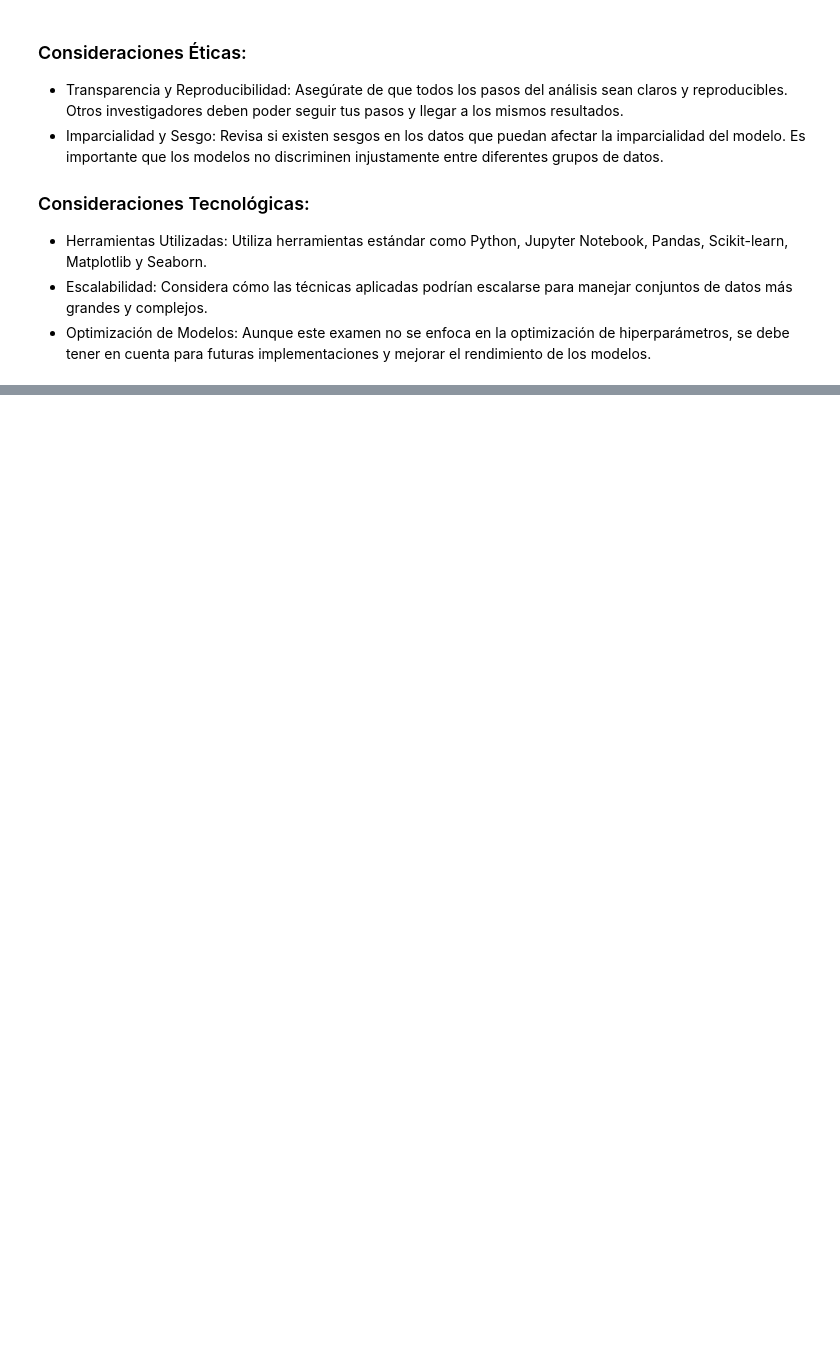
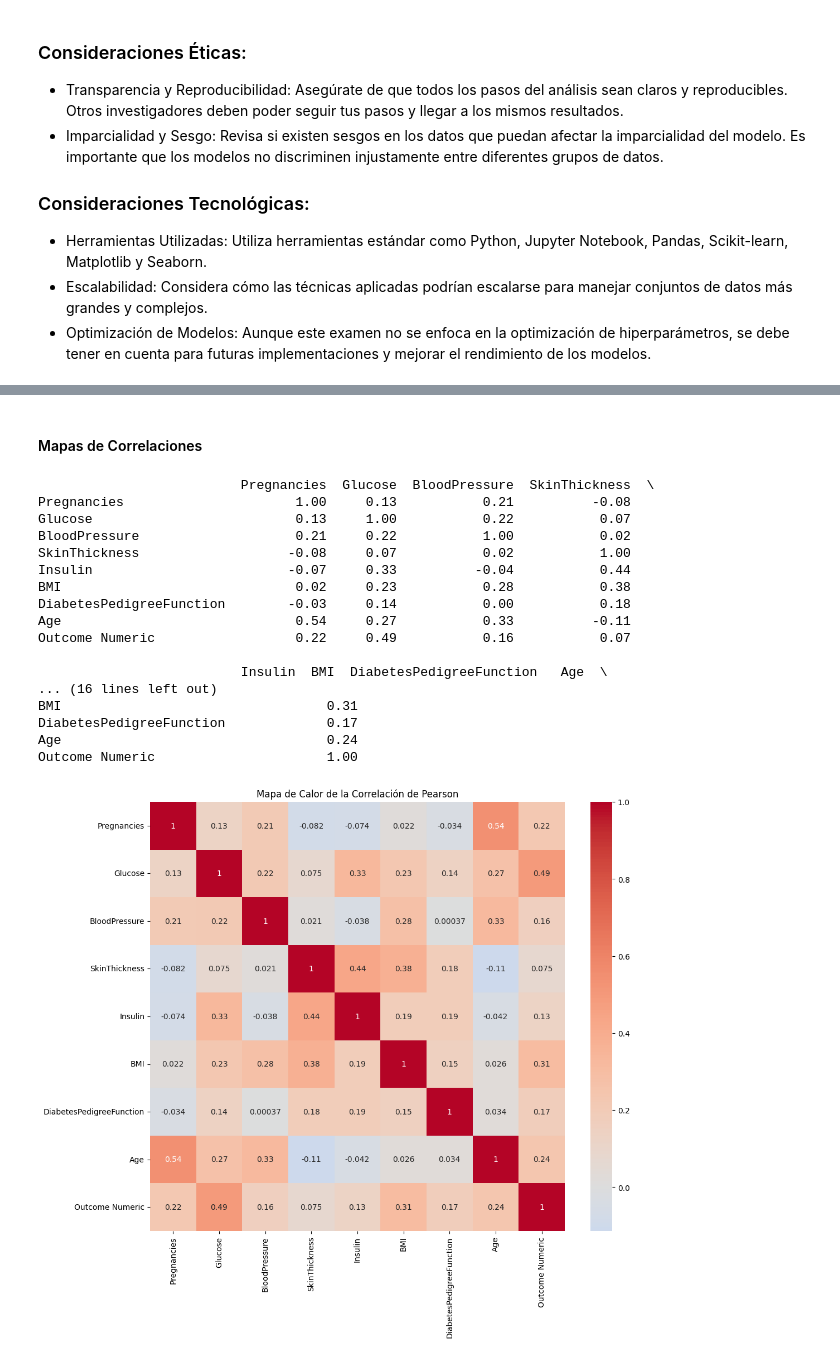
Before and after one commit to dmnunez1993/coding-dojo-ds-ml-bootcamp, a Jupyter notebook: machine_learning/examenes/examen_certificacion_intento_2_diabetes/notebooks/examen_certificacion_intento_2_diabetes.ipynb, the cells around one changed output, grey strips where cells are left out. Saved outputs shown, nothing was run; the diff lists cells and outputs as text; code cells hidden in the pictures; blank space fills up the shorter version.

```diff
--- a/machine_learning/examenes/examen_certificacion_intento_2_diabetes/notebooks/examen_certificacion_intento_2_diabetes.ipynb
+++ b/machine_learning/examenes/examen_certificacion_intento_2_diabetes/notebooks/examen_certificacion_intento_2_diabetes.ipynb
@@ -64,0 +368,25 @@ Además, el archivo debe subirse a GitHub con un tag de liberación (release tag
+# %% [markdown]
+#### Mapas de Correlaciones
+# %%
+from utils.eda_utils import graficar_mapa_correlacion
+
+graficar_mapa_correlacion(df, columnas_numericas + ["Outcome Numeric"], figsize=(12, 10))
+# %% [output]
+                          Pregnancies  Glucose  BloodPressure  SkinThickness  \
+Pregnancies                      1.00     0.13           0.21          -0.08
+Glucose                          0.13     1.00           0.22           0.07
+BloodPressure                    0.21     0.22           1.00           0.02
+SkinThickness                   -0.08     0.07           0.02           1.00
+Insulin                         -0.07     0.33          -0.04           0.44
+BMI                              0.02     0.23           0.28           0.38
+DiabetesPedigreeFunction        -0.03     0.14           0.00           0.18
+Age                              0.54     0.27           0.33          -0.11
+Outcome Numeric                  0.22     0.49           0.16           0.07
+
+                          Insulin  BMI  DiabetesPedigreeFunction   Age  \
+... (16 lines left out)
+BMI                                  0.31
+DiabetesPedigreeFunction             0.17
+Age                                  0.24
+Outcome Numeric                      1.00
+[figure, added]
```
Also changed, not shown: parts of 120 cells of this notebook, 6 other files.
